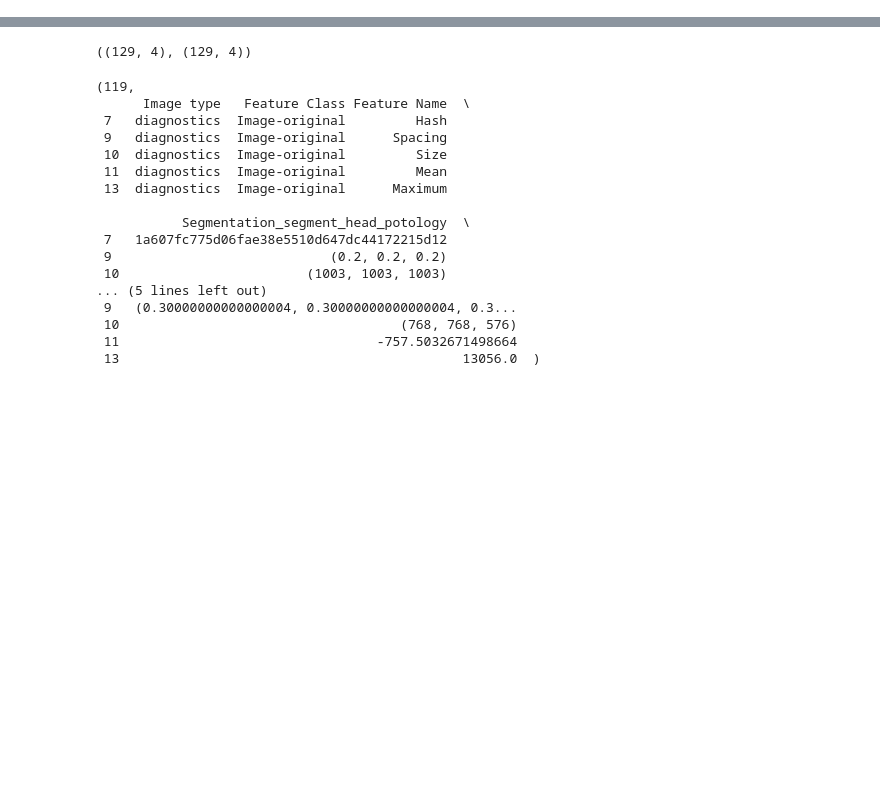
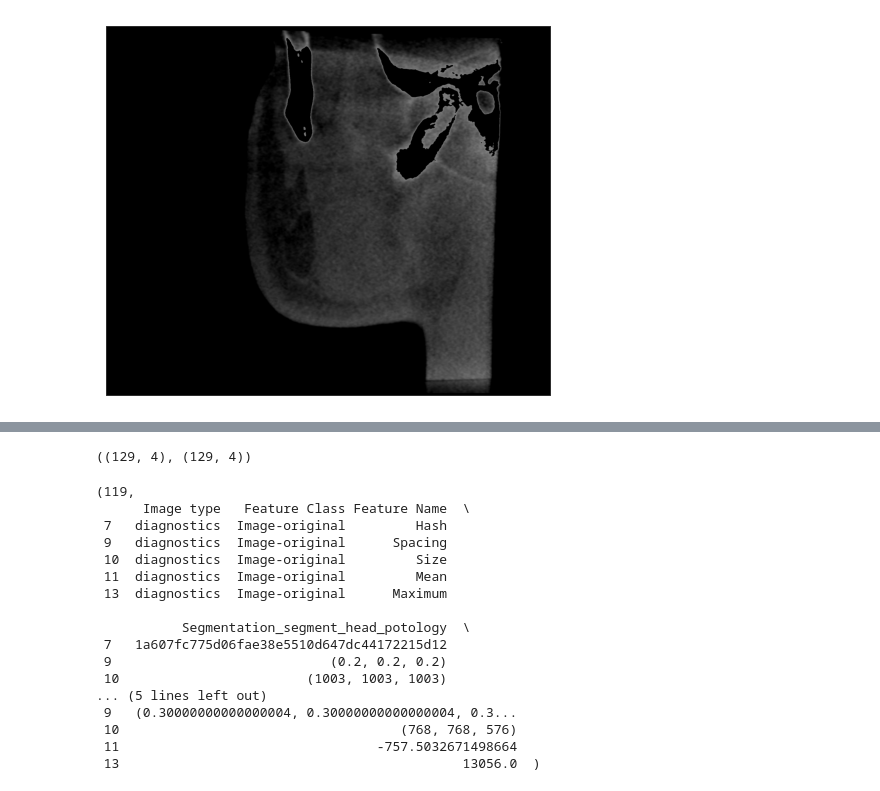
Before and after one commit to tzopiz/TMJ, a Jupyter notebook: dicom_charts.ipynb, the cells around one changed output, grey strips where cells are left out. Drawn from its saved outputs; the diff is of its cells as text; code cells hidden in the pictures; blank space fills up the shorter version.

Commit message:
add chart visualize

```diff
--- a/dicom_charts.ipynb
+++ b/dicom_charts.ipynb
@@ -7,15 +7,22 @@ import numpy as np
 import vtk
 from vtk.util.numpy_support import numpy_to_vtk
 # %%
+import pydicom
+import matplotlib.pyplot as plt
+import numpy as np
+
 # Загрузка DICOM-файла
-dcm_path = "files_dcm/0372.dcm"
+dcm_path = "files_dcm/0344.dcm"
 dicom_data = pydicom.dcmread(dcm_path)
 
 # Получение массива пикселей
 image = dicom_data.pixel_array
+image_normalized = np.clip(image, 0, 255).astype(np.uint16)
 
 # Отображение изображения
-plt.imshow(image, cmap="gray")  # DICOM обычно в градациях серого
+plt.imshow(image_normalized, cmap="gray")
 plt.axis("off")  # Отключаем оси для удобства
 plt.show()
+# %% [output]
+[figure, added]
 # %%
```
Also changed, not shown: parts of 3 cells of this notebook, 39 other files.
